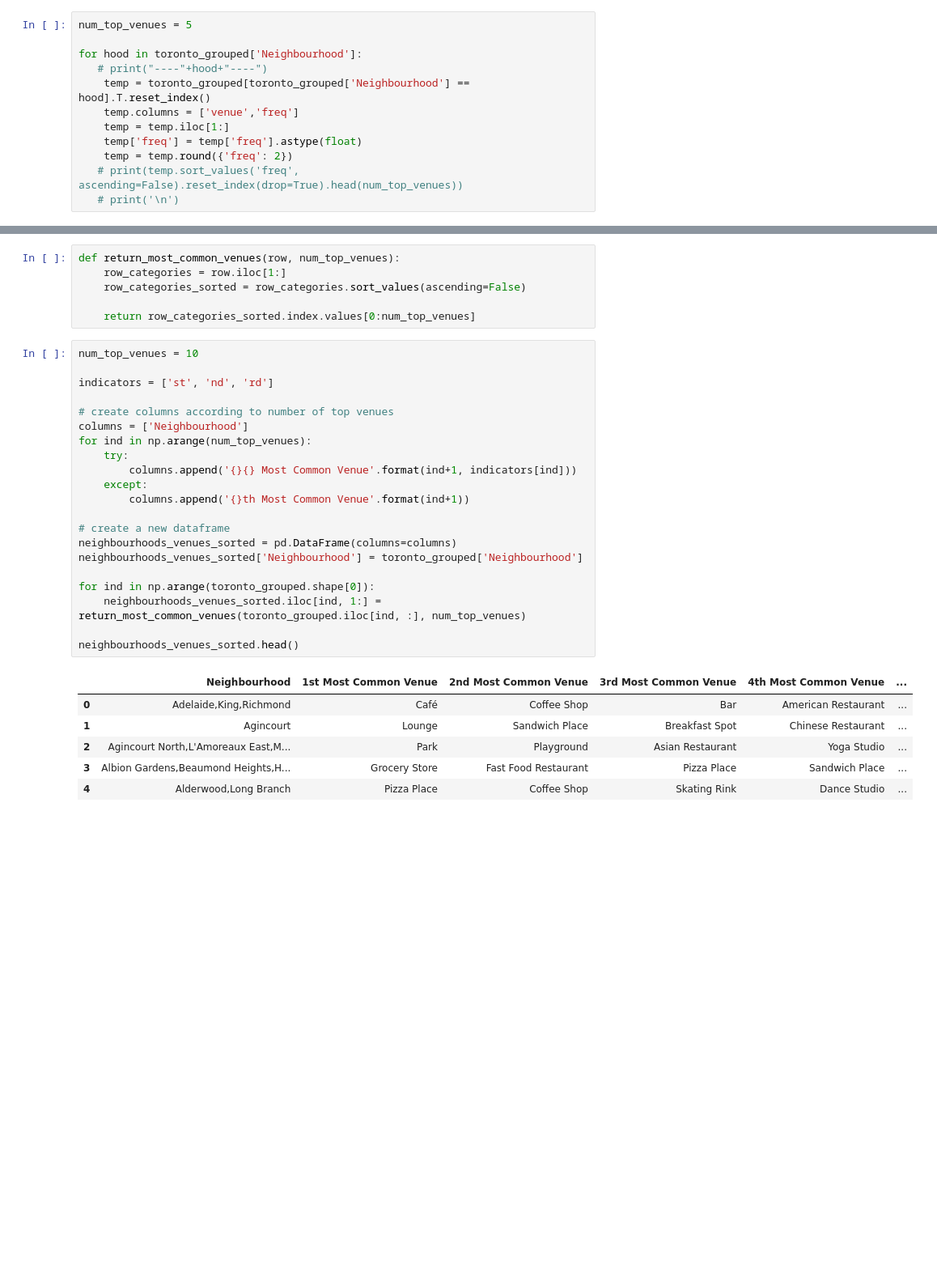
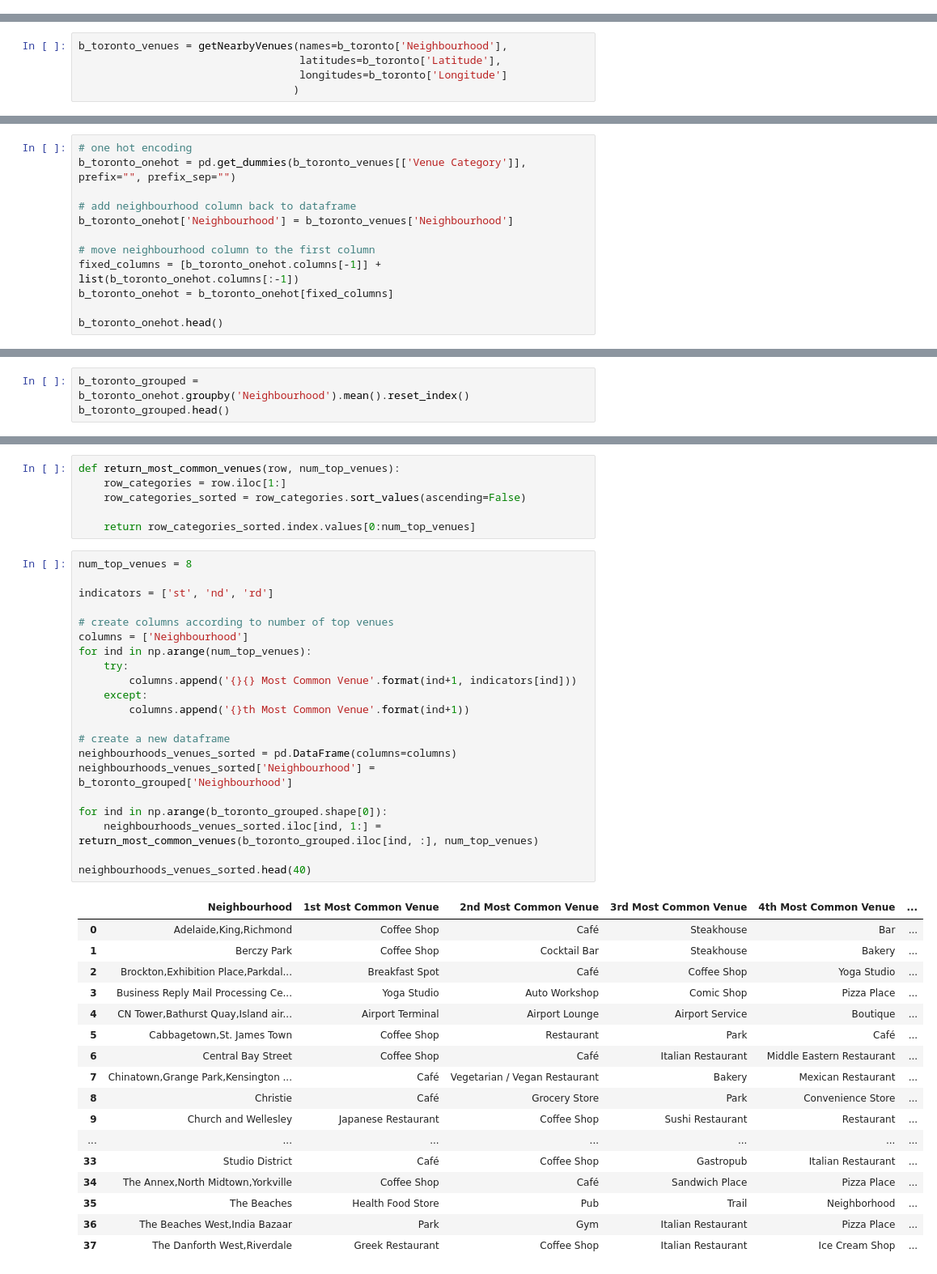
Before and after one commit to OxanaFalk/Coursera_Capstone, a Jupyter notebook: Assignment week 3, notebook 3 of 3.ipynb, the cells around one changed output, grey strips where cells are left out. Shown: that part at 81% size. Cells and saved outputs as stored; diff of their text form; blank space fills up the shorter version.

```diff
--- a/Assignment week 3, notebook 3 of 3.ipynb
+++ b/Assignment week 3, notebook 3 of 3.ipynb
@@ -623,12 +245,0 @@ toronto_grouped.shape
-# %%
-num_top_venues = 5
-
-for hood in toronto_grouped['Neighbourhood']:
-   # print("----"+hood+"----")
-    temp = toronto_grouped[toronto_grouped['Neighbourhood'] == hood].T.reset_index()
-    temp.columns = ['venue','freq']
-    temp = temp.iloc[1:]
-    temp['freq'] = temp['freq'].astype(float)
-    temp = temp.round({'freq': 2})
-   # print(temp.sort_values('freq', ascending=False).reset_index(drop=True).head(num_top_venues))
-   # print('\n')
@@ -634,0 +248,5 @@ for hood in toronto_grouped['Neighbourhood']:
+# %%
+b_toronto_venues = getNearbyVenues(names=b_toronto['Neighbourhood'],
+                                   latitudes=b_toronto['Latitude'],
+                                   longitudes=b_toronto['Longitude']
+                                  )
@@ -634,0 +328,12 @@ for hood in toronto_grouped['Neighbourhood']:
+# %%
+# one hot encoding
+b_toronto_onehot = pd.get_dummies(b_toronto_venues[['Venue Category']], prefix="", prefix_sep="")
+
+# add neighbourhood column back to dataframe
+b_toronto_onehot['Neighbourhood'] = b_toronto_venues['Neighbourhood']
+
+# move neighbourhood column to the first column
+fixed_columns = [b_toronto_onehot.columns[-1]] + list(b_toronto_onehot.columns[:-1])
+b_toronto_onehot = b_toronto_onehot[fixed_columns]
+
+b_toronto_onehot.head()
@@ -634,0 +355,3 @@ for hood in toronto_grouped['Neighbourhood']:
+# %%
+b_toronto_grouped = b_toronto_onehot.groupby('Neighbourhood').mean().reset_index()
+b_toronto_grouped.head()
@@ -639,30 +386,41 @@ def return_most_common_venues(row, num_top_venues):
 
     return row_categories_sorted.index.values[0:num_top_venues]
 # %%
-num_top_venues = 10
+num_top_venues = 8
 
 indicators = ['st', 'nd', 'rd']
 
 # create columns according to number of top venues
 columns = ['Neighbourhood']
 for ind in np.arange(num_top_venues):
     try:
         columns.append('{}{} Most Common Venue'.format(ind+1, indicators[ind]))
     except:
         columns.append('{}th Most Common Venue'.format(ind+1))
 
 # create a new dataframe
 neighbourhoods_venues_sorted = pd.DataFrame(columns=columns)
-neighbourhoods_venues_sorted['Neighbourhood'] = toronto_grouped['Neighbourhood']
+neighbourhoods_venues_sorted['Neighbourhood'] = b_toronto_grouped['Neighbourhood']
 
-for ind in np.arange(toronto_grouped.shape[0]):
-    neighbourhoods_venues_sorted.iloc[ind, 1:] = return_most_common_venues(toronto_grouped.iloc[ind, :], num_top_venues)
+for ind in np.arange(b_toronto_grouped.shape[0]):
+    neighbourhoods_venues_sorted.iloc[ind, 1:] = return_most_common_venues(b_toronto_grouped.iloc[ind, :], num_top_venues)
 
-neighbourhoods_venues_sorted.head()
+neighbourhoods_venues_sorted.head(40)
 # %% [output]
 |  | Neighbourhood | 1st Most Common Venue | 2nd Most Common Venue | 3rd Most Common Venue | 4th Most Common Venue | ... |
-| 0 | Adelaide,King,Richmond | Café | Coffee Shop | Bar | American Restaurant | ... |
-| 1 | Agincourt | Lounge | Sandwich Place | Breakfast Spot | Chinese Restaurant | ... |
-| 2 | Agincourt North,L'Amoreaux East,M... | Park | Playground | Asian Restaurant | Yoga Studio | ... |
-| 3 | Albion Gardens,Beaumond Heights,H... | Grocery Store | Fast Food Restaurant | Pizza Place | Sandwich Place | ... |
-| 4 | Alderwood,Long Branch | Pizza Place | Coffee Shop | Skating Rink | Dance Studio | ... |
+| 0 | Adelaide,King,Richmond | Coffee Shop | Café | Steakhouse | Bar | ... |
+| 1 | Berczy Park | Coffee Shop | Cocktail Bar | Steakhouse | Bakery | ... |
+| 2 | Brockton,Exhibition Place,Parkdal... | Breakfast Spot | Café | Coffee Shop | Yoga Studio | ... |
+| 3 | Business Reply Mail Processing Ce... | Yoga Studio | Auto Workshop | Comic Shop | Pizza Place | ... |
+| 4 | CN Tower,Bathurst Quay,Island air... | Airport Terminal | Airport Lounge | Airport Service | Boutique | ... |
+| 5 | Cabbagetown,St. James Town | Coffee Shop | Restaurant | Park | Café | ... |
+| 6 | Central Bay Street | Coffee Shop | Café | Italian Restaurant | Middle Eastern Restaurant | ... |
+| 7 | Chinatown,Grange Park,Kensington ... | Café | Vegetarian / Vegan Restaurant | Bakery | Mexican Restaurant | ... |
+| 8 | Christie | Café | Grocery Store | Park | Convenience Store | ... |
+| 9 | Church and Wellesley | Japanese Restaurant | Coffee Shop | Sushi Restaurant | Restaurant | ... |
+| ... | ... | ... | ... | ... | ... | ... |
+| 33 | Studio District | Café | Coffee Shop | Gastropub | Italian Restaurant | ... |
+| 34 | The Annex,North Midtown,Yorkville | Coffee Shop | Café | Sandwich Place | Pizza Place | ... |
+| 35 | The Beaches | Health Food Store | Pub | Trail | Neighborhood | ... |
+| 36 | The Beaches West,India Bazaar | Park | Gym | Italian Restaurant | Pizza Place | ... |
+| 37 | The Danforth West,Riverdale | Greek Restaurant | Coffee Shop | Italian Restaurant | Ice Cream Shop | ... |
```
Also changed, not shown: parts of 81 cells of this notebook.
